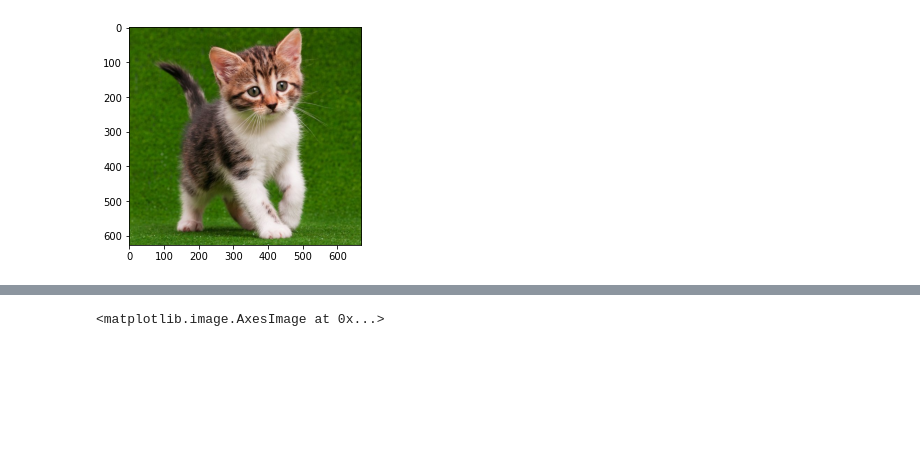
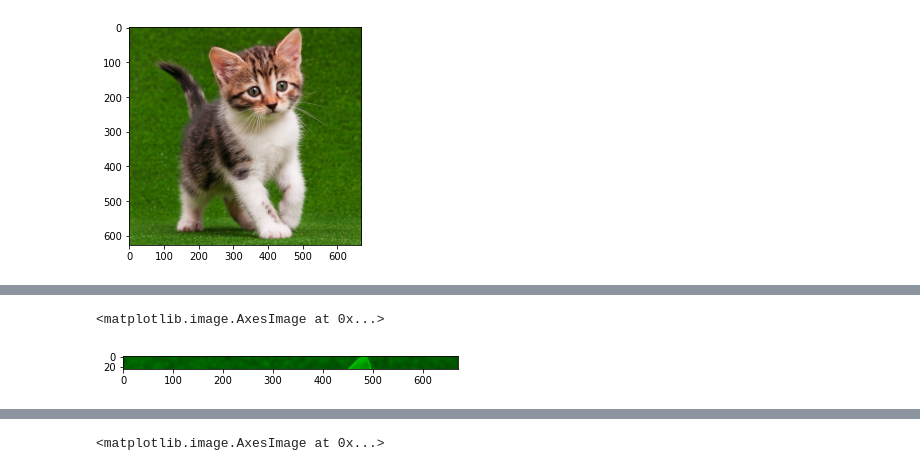
Before and after one commit to fatin28/PCVK_Genap_2022, a Jupyter notebook: Week2.ipynb, the cells around one changed output, grey strips where cells are left out. Cells and saved outputs as stored; diff of their text form; code cells hidden in the pictures; blank space fills up the shorter version.

```diff
--- a/Week2.ipynb
+++ b/Week2.ipynb
@@ -27,0 +54,9 @@ plt.imshow(img3)
+# %%
+#Menampilkan image baris ke 5-30, semua kolom, channel Green
+img3 = img[5:30, :]
+img3 [:, :, 0] = 0
+img3 [:, :, 2] = 0
+plt.imshow(img3)
+# %% [output]
+<matplotlib.image.AxesImage at 0x...>
+[figure, added]
```
Also changed, not shown: parts of 5 cells of this notebook.
